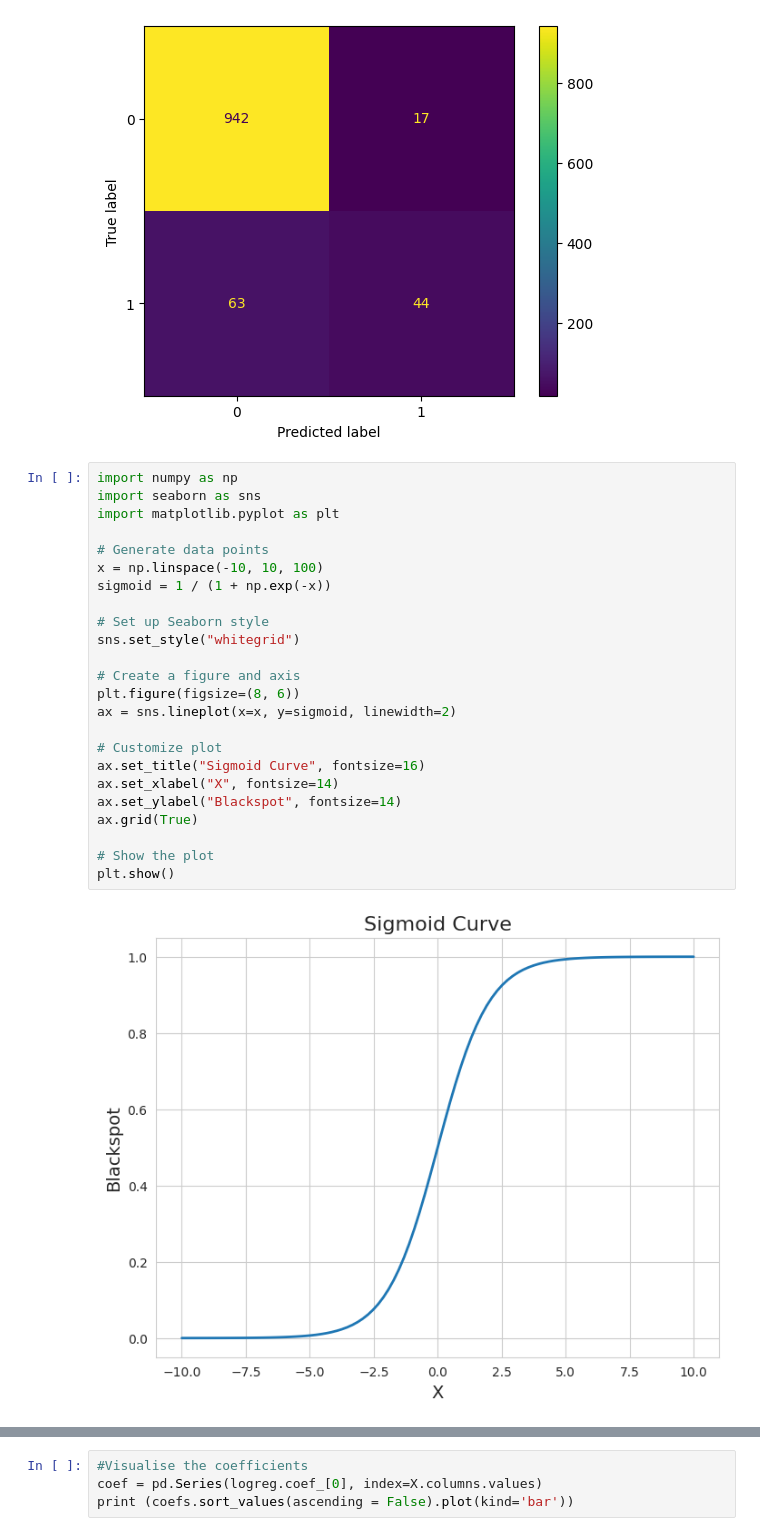
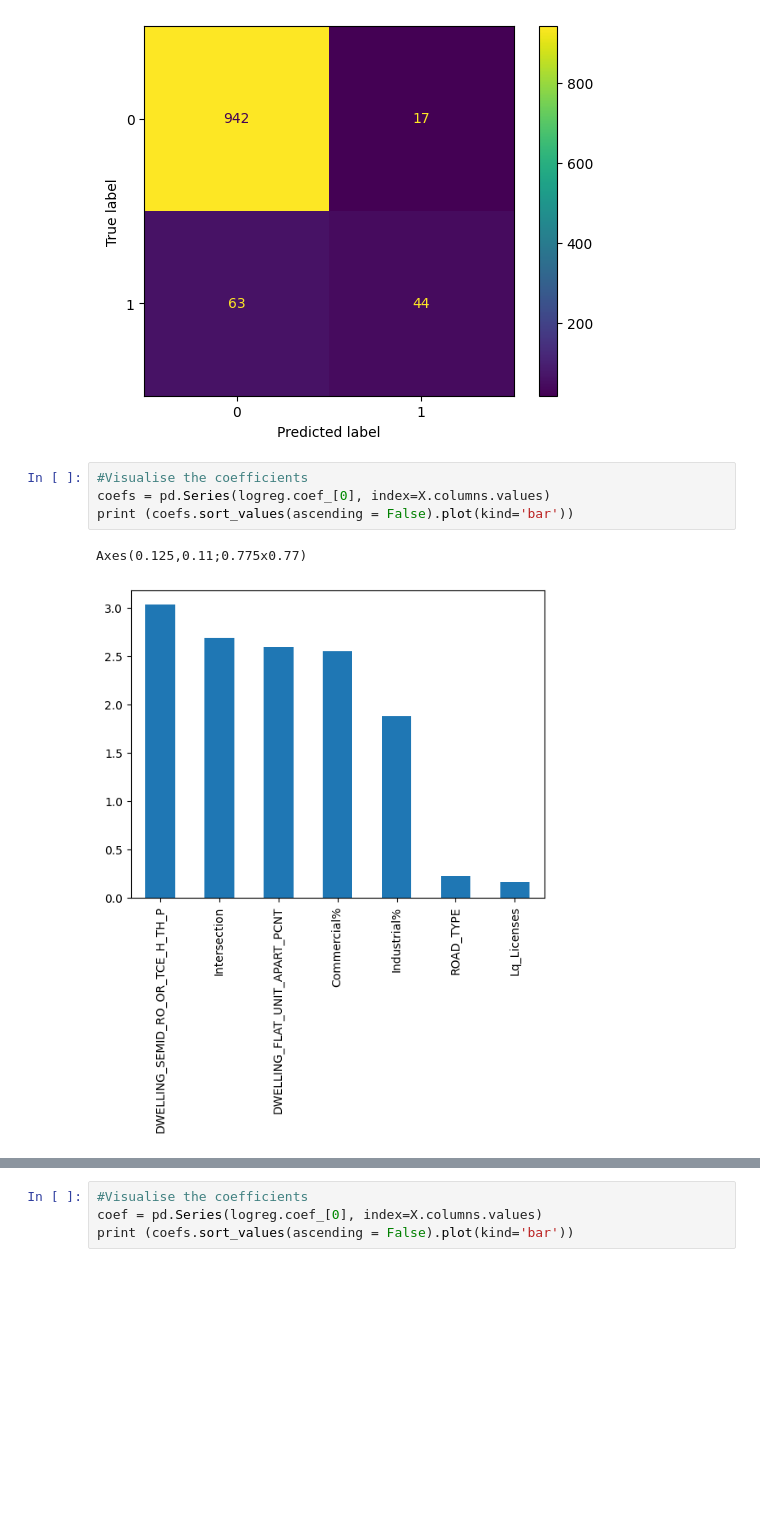
Before and after one commit to ItsSHALINISuresh/ML-in-Business, a Jupyter notebook: MIS710 Assignment/MIS710_A1_Template_T2_2023.ipynb, the cells around one changed output, grey strips where cells are left out. Saved outputs shown, nothing was run; the diff lists cells and outputs as text; blank space fills up the shorter version.

```diff
--- a/MIS710 Assignment/MIS710_A1_Template_T2_2023.ipynb
+++ b/MIS710 Assignment/MIS710_A1_Template_T2_2023.ipynb
@@ -569,29 +569,10 @@ plt.show()
 # %% [output]
 [figure]
 [figure]
-# %%
-import numpy as np
-import seaborn as sns
-import matplotlib.pyplot as plt
-
-# Generate data points
-x = np.linspace(-10, 10, 100)
-sigmoid = 1 / (1 + np.exp(-x))
-
-# Set up Seaborn style
-sns.set_style("whitegrid")
-
-# Create a figure and axis
-plt.figure(figsize=(8, 6))
-ax = sns.lineplot(x=x, y=sigmoid, linewidth=2)
-
-# Customize plot
-ax.set_title("Sigmoid Curve", fontsize=16)
-ax.set_xlabel("X", fontsize=14)
-ax.set_ylabel("Blackspot", fontsize=14)
-ax.grid(True)
-
-# Show the plot
-plt.show()
-# %% [output]
-[figure, removed]
+# %%
+#Visualise the coefficients
+coefs = pd.Series(logreg.coef_[0], index=X.columns.values)
+print (coefs.sort_values(ascending = False).plot(kind='bar'))
+# %% [output]
+Axes(0.125,0.11;0.775x0.77)
+[figure, added]
```
Also changed, not shown: parts of 1 cell of this notebook.
